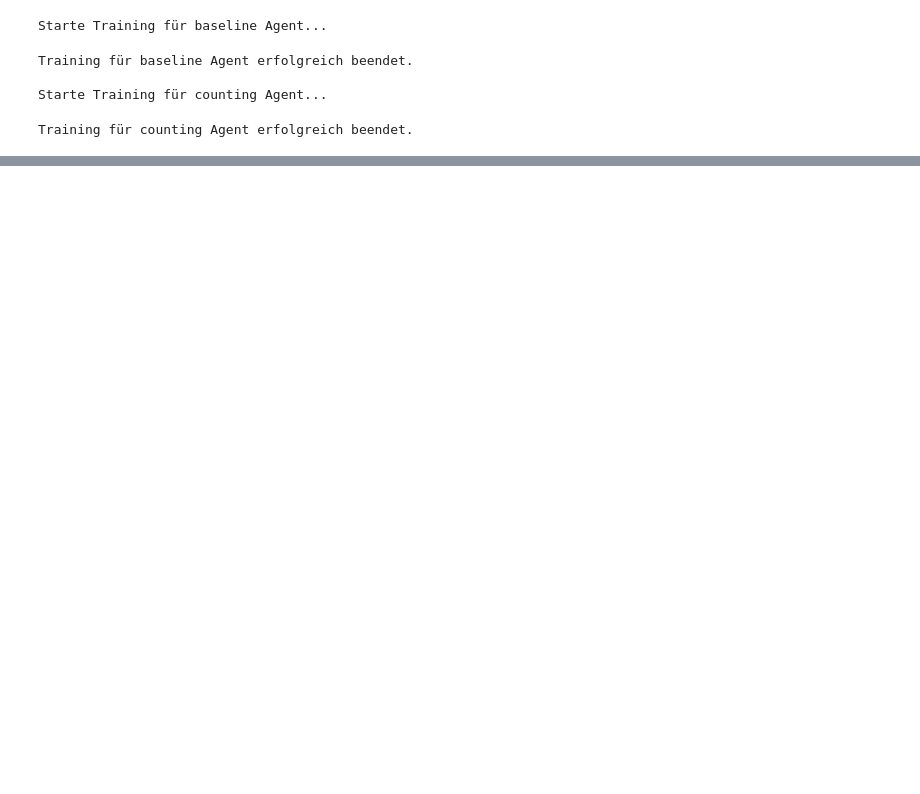
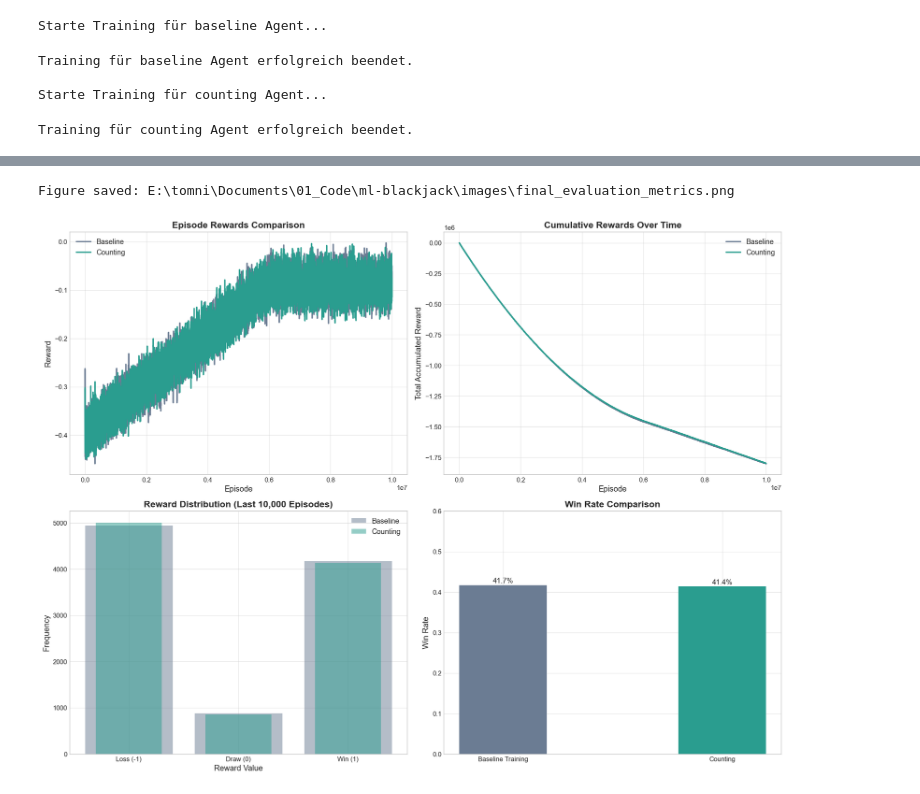
Before and after one commit to Tom-N-M/ml-blackjack, a Jupyter notebook: notebooks/01_experiment.ipynb, the cells around one changed output, grey strips where cells are left out. Saved outputs shown, nothing was run; the diff lists cells and outputs as text; code cells hidden in the pictures; blank space fills up the shorter version.

```diff
--- a/notebooks/01_experiment.ipynb
+++ b/notebooks/01_experiment.ipynb
@@ -1 +60,11 @@
+# %%
+IMAGES_PATH = PROJECT_ROOT / "images"
+IMAGES_PATH.mkdir(parents=True, exist_ok=True)
+
+def save_fig(fig_id, tight_layout=True, fig_extension="png", resolution=300):
+    path = IMAGES_PATH / f"{fig_id}.{fig_extension}"
+    if tight_layout:
+        plt.tight_layout()
+    plt.savefig(path, format=fig_extension, dpi=resolution)
+    print(f"Figure saved: {path}")
 # %% [markdown]
@@ -261,0 +304,50 @@ Saving counting agent...
+# %%
+# Fenstergröße für die statistische Glättung
+SMOOTH_WINDOW = 2_000
+
+fig, axs = plt.subplots(2, 2, figsize=(16, 12))
+
+# Top-Left: Geglätteter Reward-Vergleich
+r_mean_b, _, x_r_b = get_moving_stats(baseline_rewards, SMOOTH_WINDOW)
+r_mean_c, _, x_r_c = get_moving_stats(counting_rewards, SMOOTH_WINDOW)
+axs[0, 0].plot(x_r_b, r_mean_b, label="Baseline", color="#6b7c93")
+axs[0, 0].plot(x_r_c, r_mean_c, label="Counting",  color="#2a9d8f")
+axs[0, 0].set_title("Episode Rewards Comparison")
+axs[0, 0].set_xlabel("Episode")
+axs[0, 0].set_ylabel("Reward")
+axs[0, 0].legend()
+
+# Top-Right: Kumulativer Reward
+axs[0, 1].plot(np.cumsum(baseline_rewards), label="Baseline", color="#6b7c93")
+axs[0, 1].plot(np.cumsum(counting_rewards),  label="Counting",  color="#2a9d8f")
+axs[0, 1].set_title("Cumulative Rewards Over Time")
+axs[0, 1].set_xlabel("Episode")
+axs[0, 1].set_ylabel("Total Accumulated Reward")
+axs[0, 1].legend()
+
+# Bottom-Left: Reward-Verteilung (Histogramm der letzten EVAL_WINDOW Episoden)
+bins = [-1.5, -0.5, 0.5, 1.5]
+axs[1, 0].hist(baseline_rewards[-EVAL_WINDOW:], alpha=0.5, label="Baseline", color="#6b7c93", bins=bins, rwidth=0.8)
+axs[1, 0].hist(counting_rewards[-EVAL_WINDOW:],  alpha=0.5, label="Counting",  color="#2a9d8f", bins=bins, rwidth=0.6)
+axs[1, 0].set_title(f"Reward Distribution (Last {EVAL_WINDOW:,} Episodes)")
+axs[1, 0].set_xlabel("Reward Value")
+axs[1, 0].set_ylabel("Frequency")
+axs[1, 0].set_xticks([-1, 0, 1])
+axs[1, 0].set_xticklabels(["Loss (-1)", "Draw (0)", "Win (1)"])
+axs[1, 0].legend()
+
+# Bottom-Right: Win Rate Vergleich (Balken)
+names = ["Baseline Training", "Counting"]
+win_rates = [baseline_metrics["win_rate"], counting_metrics["win_rate"]]
+axs[1, 1].bar(names, win_rates, color=["#6b7c93", "#2a9d8f"], width=0.4)
+axs[1, 1].set_title("Win Rate Comparison")
+axs[1, 1].set_ylabel("Win Rate")
+axs[1, 1].set_ylim(0, 0.6)
+for i, v in enumerate(win_rates):
+    axs[1, 1].text(i, v + 0.005, f"{v:.1%}", ha="center")
+
+save_fig("final_evaluation_metrics")
+plt.show()
+# %% [output]
+Figure saved: E:\tomni\Documents\01_Code\ml-blackjack\images\final_evaluation_metrics.png
+[figure, added]
```
Also changed, not shown: parts of 23 cells of this notebook, 3 other files.
